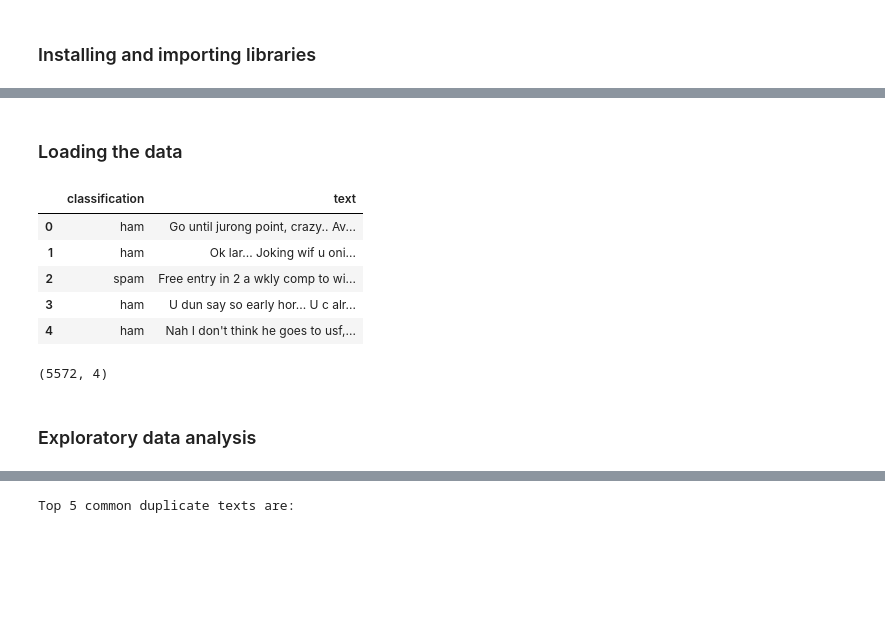
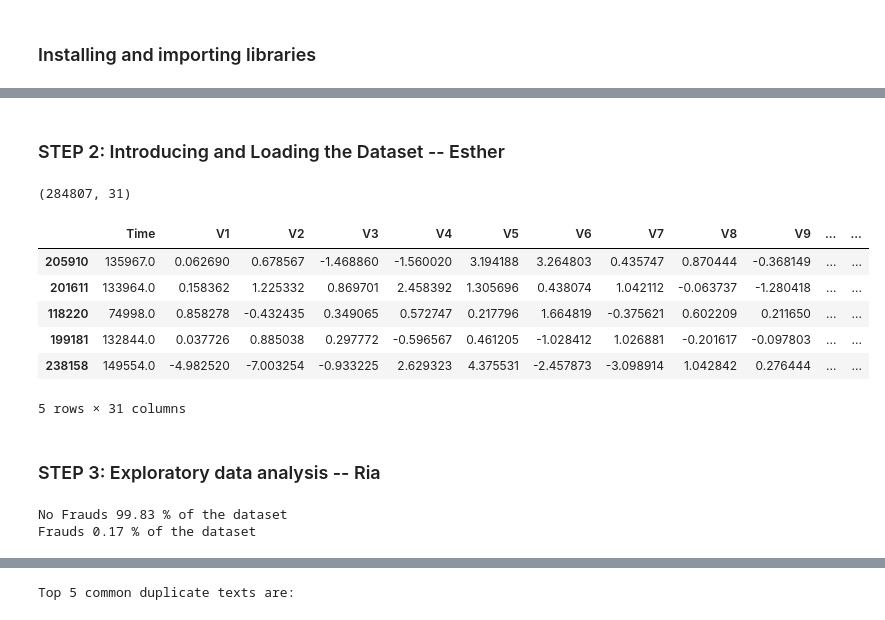
Before and after one commit to canoepus/think, a Jupyter notebook: downsampling-tutorial.ipynb, the cells around one changed output, grey strips where cells are left out. Cells and saved outputs as stored; diff of their text form; code cells hidden in the pictures; blank space fills up the shorter version.

Commit message:
Add creditcard.csv and make changes to downsampling-tutorial

```diff
--- a/downsampling-tutorial.ipynb
+++ b/downsampling-tutorial.ipynb
@@ -60,18 +37,26 @@ True
 # %% [markdown]
-### Loading the data
+### STEP 2: Introducing and Loading the Dataset -- Esther
-# %%
-data = pd.read_csv("~/Documents/Code/SMSSpamCollection.csv")
-data.head()
-# %% [output]
-|  | classification | text |
-| 0 | ham | Go until jurong point, crazy.. Av... |
-| 1 | ham | Ok lar... Joking wif u oni... |
-| 2 | spam | Free entry in 2 a wkly comp to wi... |
-| 3 | ham | U dun say so early hor... U c alr... |
-| 4 | ham | Nah I don't think he goes to usf,... |
-# %%
-data.shape
-# %% [output]
-(5572, 4)
+# %%
+# Load in the dataset from a csv
+csv = pd.read_csv('data/creditcard.csv')
+
+# Convert the data to a pandas dataframe
+cc_data = pd.DataFrame(csv)
+
+# Get the shape of the dataframe: (rows, columns)
+cc_data.shape
+# %% [output]
+(284807, 31)
+# %%
+# See the first five rows of the dataframe:
+cc_data.sample(5)
+# %% [output]
+|  | Time | V1 | V2 | V3 | V4 | V5 | V6 | V7 | V8 | V9 | ... | ... |
+| 205910 | 135967.0 | 0.062690 | 0.678567 | -1.468860 | -1.560020 | 3.194188 | 3.264803 | 0.435747 | 0.870444 | -0.368149 | ... | ... |
+| 201611 | 133964.0 | 0.158362 | 1.225332 | 0.869701 | 2.458392 | 1.305696 | 0.438074 | 1.042112 | -0.063737 | -1.280418 | ... | ... |
+| 118220 | 74998.0 | 0.858278 | -0.432435 | 0.349065 | 0.572747 | 0.217796 | 1.664819 | -0.375621 | 0.602209 | 0.211650 | ... | ... |
+| 199181 | 132844.0 | 0.037726 | 0.885038 | 0.297772 | -0.596567 | 0.461205 | -1.028412 | 1.026881 | -0.201617 | -0.097803 | ... | ... |
+| 238158 | 149554.0 | -4.982520 | -7.003254 | -0.933225 | 2.629323 | 4.375531 | -2.457873 | -3.098914 | 1.042842 | 0.276444 | ... | ... |
+5 rows × 31 columns
 # %% [markdown]
-### Exploratory data analysis
+### STEP 3: Exploratory data analysis -- Ria
@@ -83,0 +63,7 @@ data['duplicates'] = np.where(data['text'].duplicated(keep=False), 1, 0)
+# %%
+#recoding dataset
+print('No Frauds', round(df['Class'].value_counts()[0]/len(df) * 100,2), '% of the dataset')
+print('Frauds', round(df['Class'].value_counts()[1]/len(df) * 100,2), '% of the dataset')
+# %% [output]
+No Frauds 99.83 % of the dataset
+Frauds 0.17 % of the dataset
```
Also changed, not shown: parts of 17 cells of this notebook, 1 other file.
